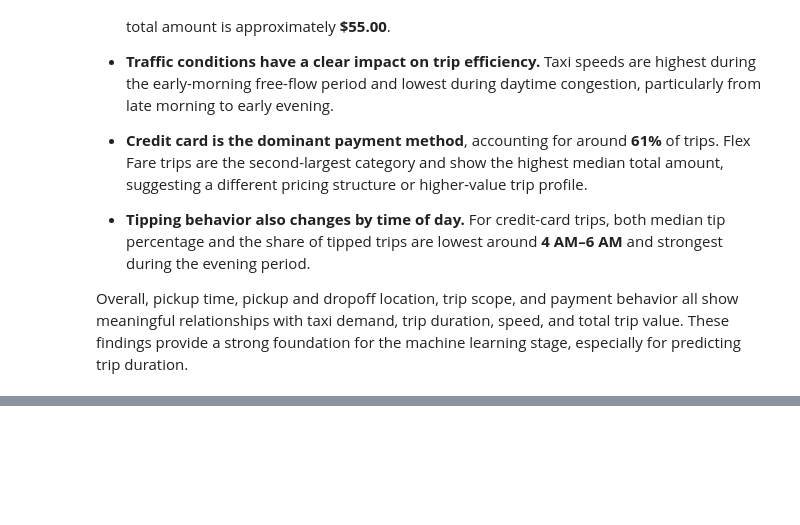
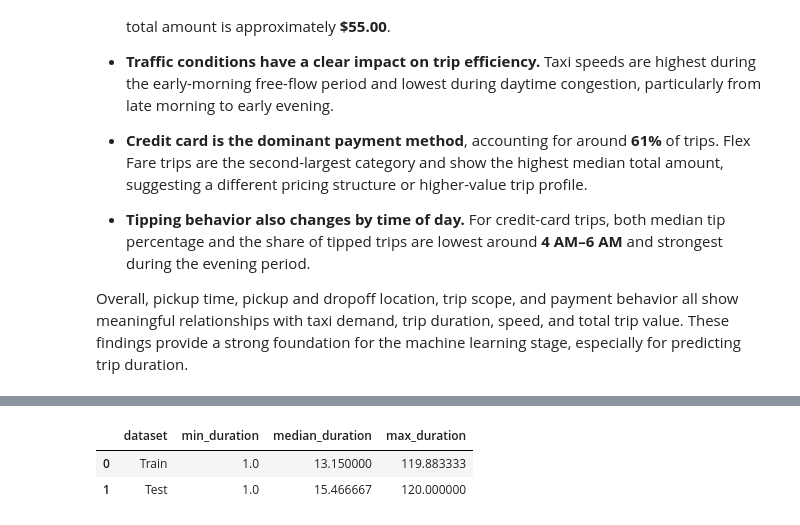
Before and after one commit to fathirrizkifadillah/NYC-Yellow-Taxi-Trip-Analysis, a Jupyter notebook: main.ipynb, the cells around one changed output, grey strips where cells are left out. Saved outputs shown, nothing was run; the diff lists cells and outputs as text; code cells hidden in the pictures; blank space fills up the shorter version.

```diff
--- a/main.ipynb
+++ b/main.ipynb
@@ -1821,0 +1914,22 @@ Overall, pickup time, pickup and dropoff location, trip scope, and payment behav
+# %%
+target_check = pd.DataFrame({
+    "dataset": ["Train", "Test"],
+    "min_duration": [
+        ml_train[target_col].min(),
+        ml_test[target_col].min()
+    ],
+    "median_duration": [
+        ml_train[target_col].median(),
+        ml_test[target_col].median()
+    ],
+    "max_duration": [
+        ml_train[target_col].max(),
+        ml_test[target_col].max()
+    ]
+})
+
+target_check
+# %% [output]
+|  | dataset | min_duration | median_duration | max_duration |
+| 0 | Train | 1.0 | 13.150000 | 119.883333 |
+| 1 | Test | 1.0 | 15.466667 | 120.000000 |
```
Also changed, not shown: parts of 6 cells of this notebook.
